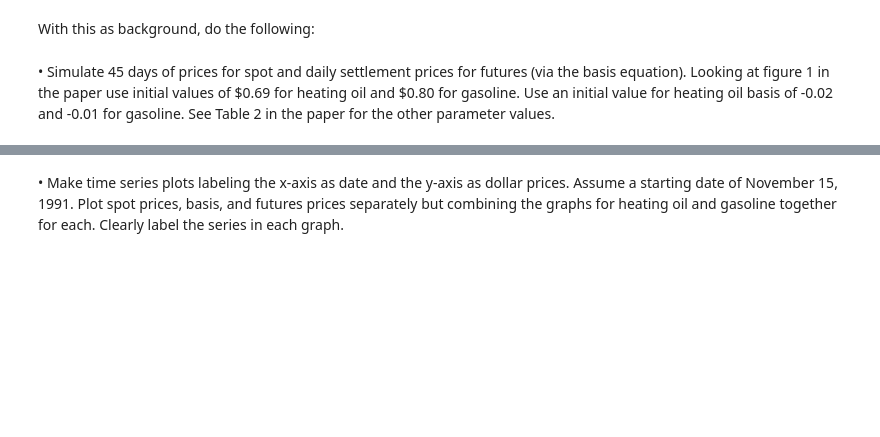
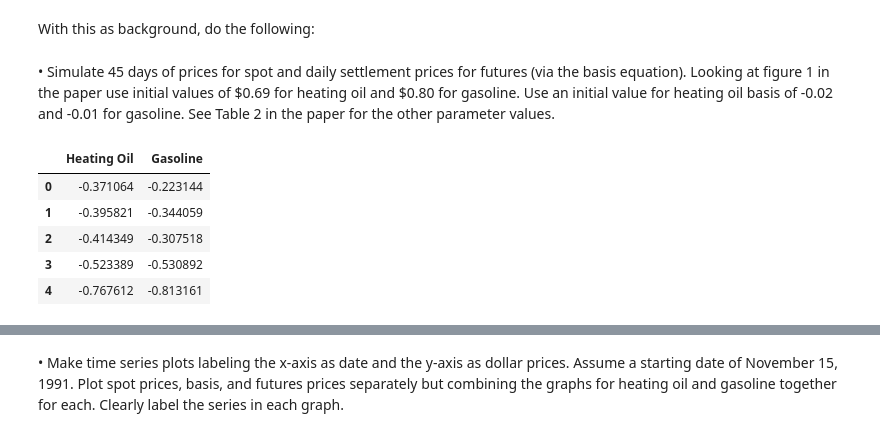
Before and after one commit to LoganHaviland/Computational_Methods_for_FinTech, a Jupyter notebook: midterm.ipynb, the cells around one changed output, grey strips where cells are left out. Saved outputs shown, nothing was run; the diff lists cells and outputs as text; code cells hidden in the pictures; blank space fills up the shorter version.

```diff
--- a/midterm.ipynb
+++ b/midterm.ipynb
@@ -573,6 +562,15 @@ for t in range(1, num_days):
 
 
 ts = pd.DataFrame({'Heating Oil' : ln_spot1, 'Gasoline' : ln_spot2})
+# %%
+ts.head()
+# %% [output]
+|  | Heating Oil | Gasoline |
+| 0 | -0.371064 | -0.223144 |
+| 1 | -0.395821 | -0.344059 |
+| 2 | -0.414349 | -0.307518 |
+| 3 | -0.523389 | -0.530892 |
+| 4 | -0.767612 | -0.813161 |
 # %%
 ts.plot(grid=True)
 # %% [output]
```
Also changed, not shown: parts of 15 cells of this notebook.
